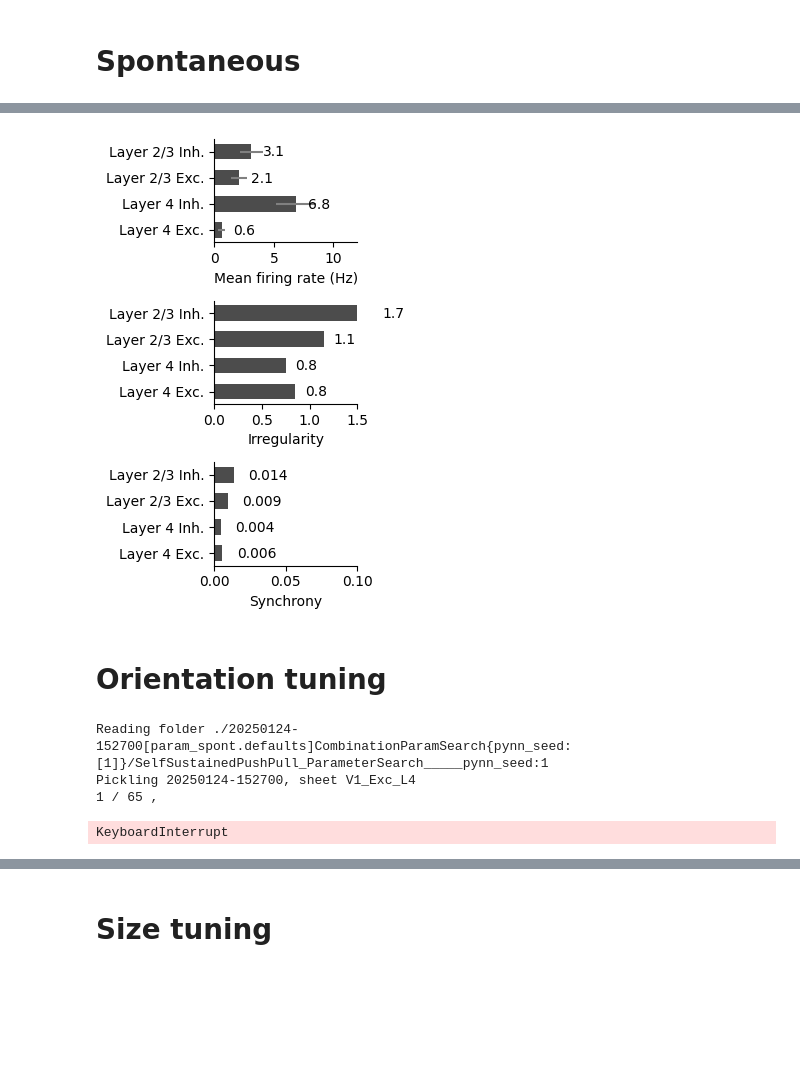
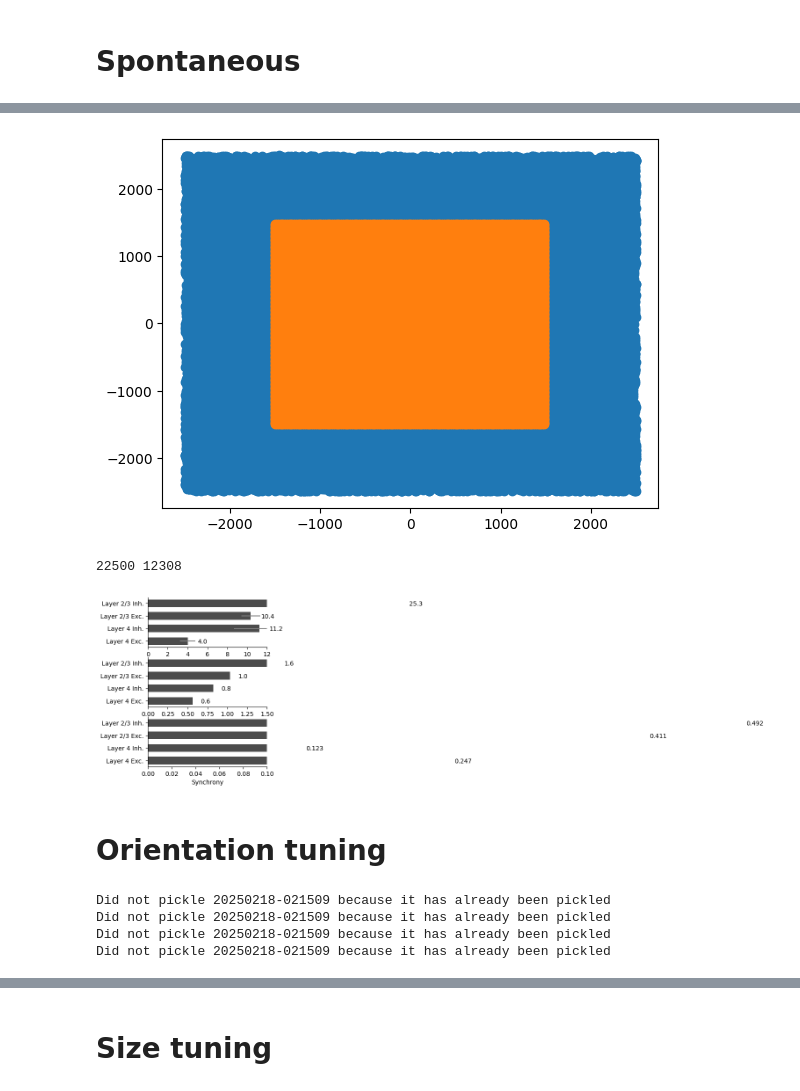
Before and after one commit to DrTaDa/OptLSV1M, a Jupyter notebook: Plot spontaneous, OT and ST.ipynb, the cells around one changed output, grey strips where cells are left out. Cells and saved outputs as stored; diff of their text form; code cells hidden in the pictures; blank space fills up the shorter version.

```diff
--- a/Plot spontaneous, OT and ST.ipynb
+++ b/Plot spontaneous, OT and ST.ipynb
@@ -53,7 +53,7 @@ class CellRate():
 # %% [markdown]
 # Spontaneous
 # %%
-run_id = "20250127-081620"
+run_id = "20250225-073023"
 for sheet_name in sheet_names:
     datastore_to_pickle(run_id, sheet_name)
 data_store = get_data_stores(run_id)[0]
@@ -88,3 +260,21 @@ plt.show()
+# %%
+# Test if same cell picked
+"""from collections import Counter
+from scipy.spatial.distance import cdist
+
+cell_pos = data_store.get_neuron_positions()[sheet_names[2]][:2].T * 1000.
+probe_pos = numpy.array([[i, j] for i in range(-1500, 1500, 20) for j in range(-1500, 1500, 20)])
+
+plt.scatter(cell_pos[:, 0], cell_pos[:, 1])
+plt.scatter(probe_pos[:, 0], probe_pos[:, 1])
+plt.show()
+
+distances = cdist(probe_pos, cell_pos)
+selected_index = [numpy.argmin(distances[idx_probe]) for idx_probe in range(len(probe_pos))]
+print(len(selected_index), len(list(set(selected_index))))"""
+# %% [output]
+[figure, added]
+22500 12308
 # %%
 fig, axs = plt.subplots(3, figsize=(3.5, 5))
 
@@ -115,46 +305,50 @@ axs[1].set_xlabel("Irregularity")
 
 # Plot the Synchrony (CV)
 for ypos, (sheet_name, seg) in enumerate(data_per_sheet.items()):
-    spiketrains = seg.spiketrains[:2000]
+    x_pos = data_store.get_neuron_positions()[sheet_name][0]
+    y_pos = data_store.get_neuron_positions()[sheet_name][1]
+    spiketrains = seg.spiketrains
+    spiketrains = [st for idx, st in enumerate(spiketrains) if abs(x_pos[idx]) < 1. and abs(y_pos[idx]) < 1.]
+    spiketrains = spiketrains[:2000]
     isis = [numpy.diff(st) for st in spiketrains]
     idxs = numpy.array([len(isi) for isi in isis]) > 5
     num_bins = int(seg.duration / 10.)
     r = (float(round(seg.t_start, 5)), float(round(seg.t_stop, 5)))
     psths = [numpy.histogram(x, bins=num_bins, range=r)[0] for x in spiketrains]
     corrs = numpy.nan_to_num(numpy.corrcoef(numpy.squeeze(psths)))
     ccs = corrs[idxs, :][:, idxs][numpy.triu_indices(sum(idxs == True), 1)]
     cc_mean = float(numpy.mean(ccs))
     cc_std = float(numpy.std(ccs))
     axs[2].barh(ypos, cc_mean, height=0.6, color="black", alpha=0.7)
     axs[2].errorbar(mean_rate, ypos, xerr=cc_std, color="gray")
     axs[2].text(cc_mean + 0.01, ypos - 0.19, f"{cc_mean:.3f}")
 
 axs[2].set_xlim(0, 0.1)
 axs[2].set_xlabel("Synchrony")
 
 for ax in axs:
     ax.set_yticks(list(range(len(data_per_sheet))))
     ax.set_yticklabels([sheet_names_formatted[n] for n in data_per_sheet.keys()])
     ax.spines['top'].set_visible(False)
     ax.spines['right'].set_visible(False)
 
 plt.tight_layout()
 
 plt.savefig(f"./figures/spontaneous_activity_{run_id}.png", dpi=100, bbox_inches="tight", transparent=True)
 plt.show()
 # %% [output]
-[figure, old version]
+[figure, new version]
 # %% [markdown]
 # Orientation tuning
 # %%
-run_id = "20250127-081620"
+run_id = "20250218-021509"
 for sheet_name in sheet_names:
     datastore_to_pickle(run_id, sheet_name)
 # %% [output]
-Reading folder ./20250124-152700[param_spont.defaults]CombinationParamSearch{pynn_seed:[1]}/SelfSustainedPushPull_ParameterSearch_____pynn_seed:1
-Pickling 20250124-152700, sheet V1_Exc_L4
-1 / 65 ,
+Did not pickle 20250218-021509 because it has already been pickled
+Did not pickle 20250218-021509 because it has already been pickled
+Did not pickle 20250218-021509 because it has already been pickled
+Did not pickle 20250218-021509 because it has already been pickled
-KeyboardInterrupt
 # %%
 # Get the OT activity
 data_per_sheet = {}
```
Also changed, not shown: parts of 13 cells of this notebook, 45 other files.
